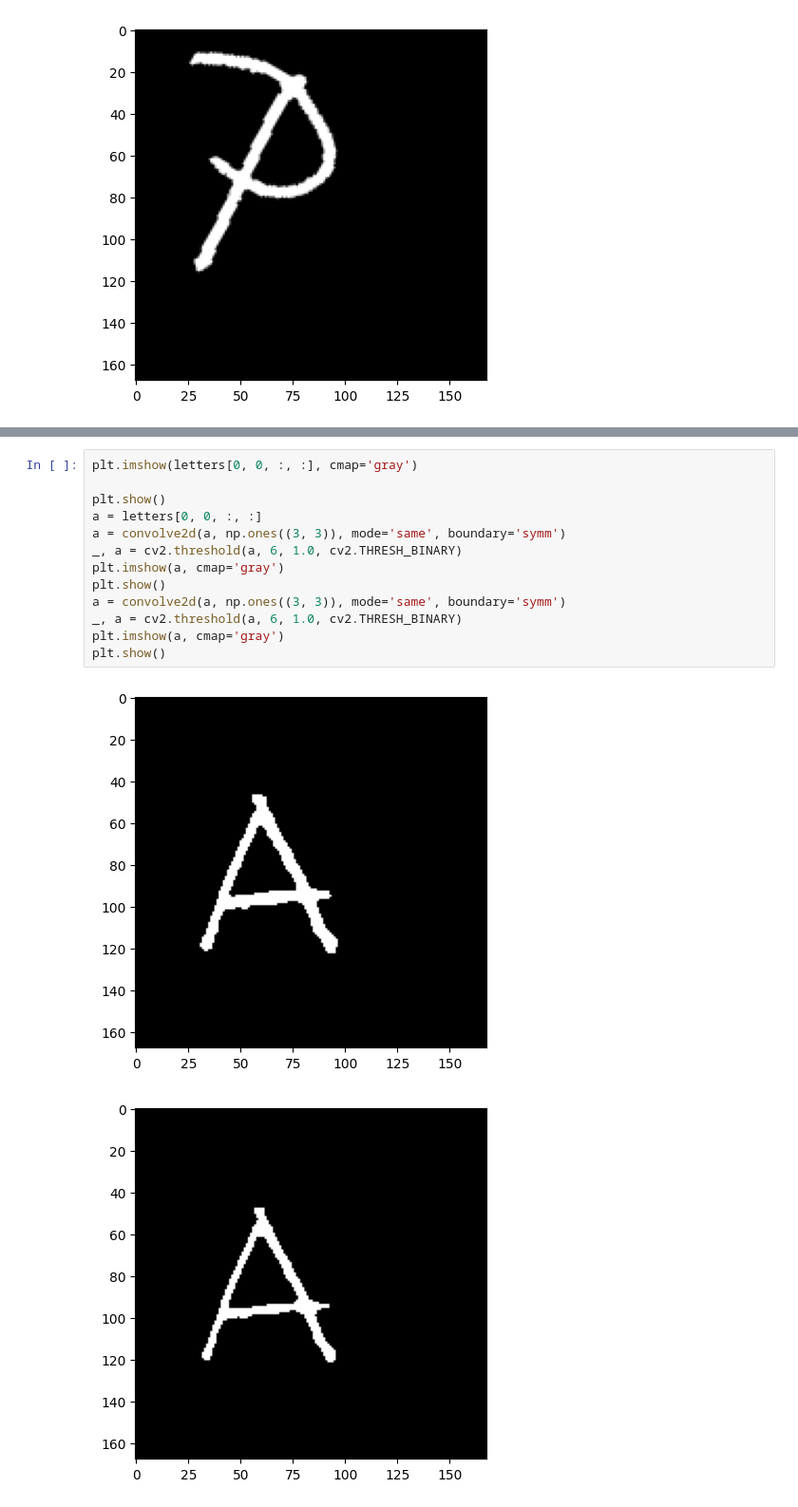
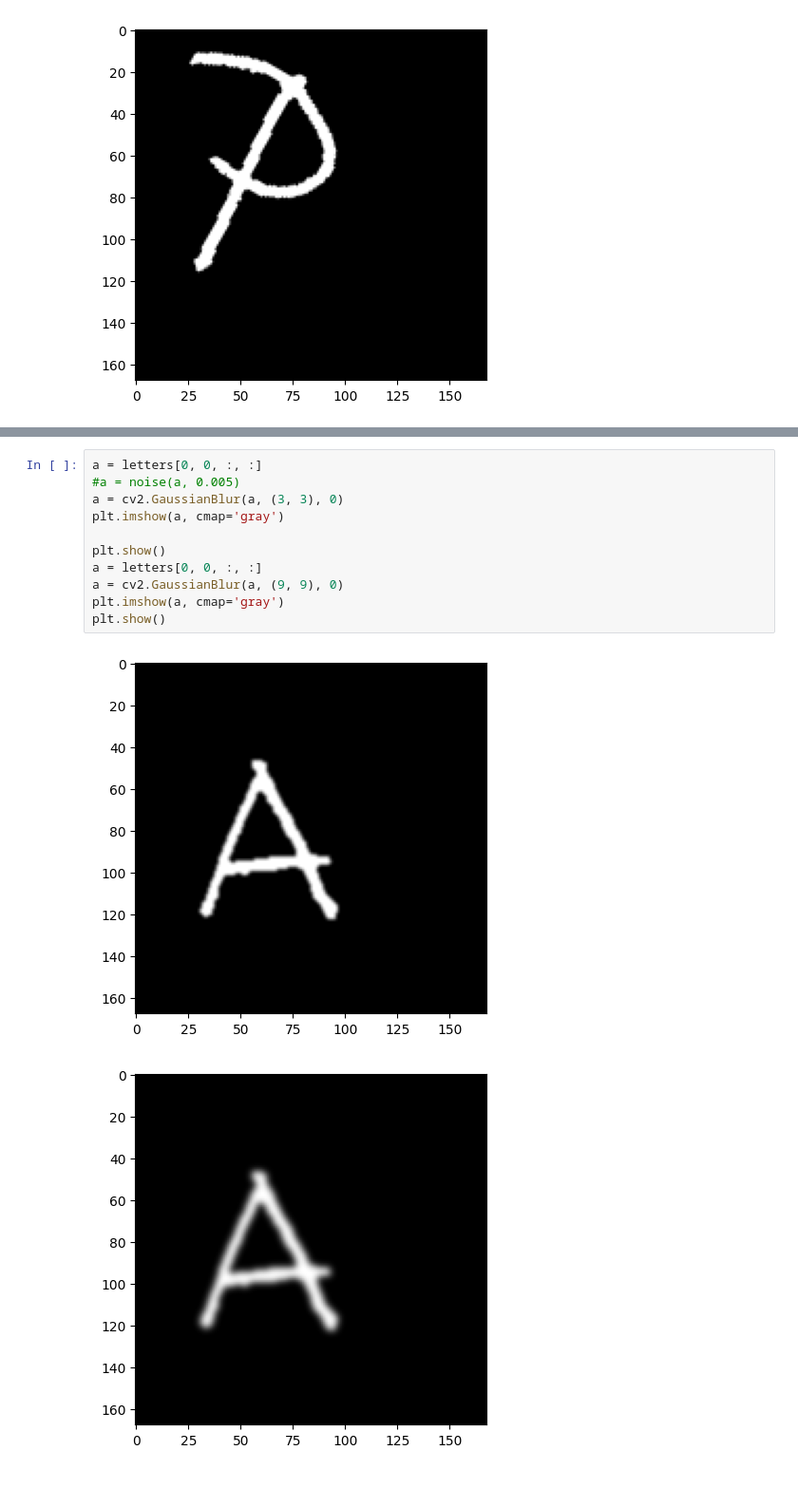
Before and after one commit to rmlan/iml, a Jupyter notebook: segmentation_and_augmentation.ipynb, the cells around one changed output, grey strips where cells are left out. Shown at 95% size. Drawn from its saved outputs; the diff is of its cells as text.

```diff
--- a/segmentation_and_augmentation.ipynb
+++ b/segmentation_and_augmentation.ipynb
@@ -145,16 +304,14 @@ plt.show()
 # %%
-plt.imshow(letters[0, 0, :, :], cmap='gray')
+a = letters[0, 0, :, :]
+#a = noise(a, 0.005)
+a = cv2.GaussianBlur(a, (3, 3), 0)
+plt.imshow(a, cmap='gray')
 
 plt.show()
 a = letters[0, 0, :, :]
-a = convolve2d(a, np.ones((3, 3)), mode='same', boundary='symm')
-_, a = cv2.threshold(a, 6, 1.0, cv2.THRESH_BINARY)
+a = cv2.GaussianBlur(a, (9, 9), 0)
 plt.imshow(a, cmap='gray')
 plt.show()
-a = convolve2d(a, np.ones((3, 3)), mode='same', boundary='symm')
-_, a = cv2.threshold(a, 6, 1.0, cv2.THRESH_BINARY)
-plt.imshow(a, cmap='gray')
-plt.show()
 # %% [output]
 [figure]
-[figure, old version]
+[figure, new version]
```
Also changed, not shown: parts of 10 cells of this notebook, 1 other file.
